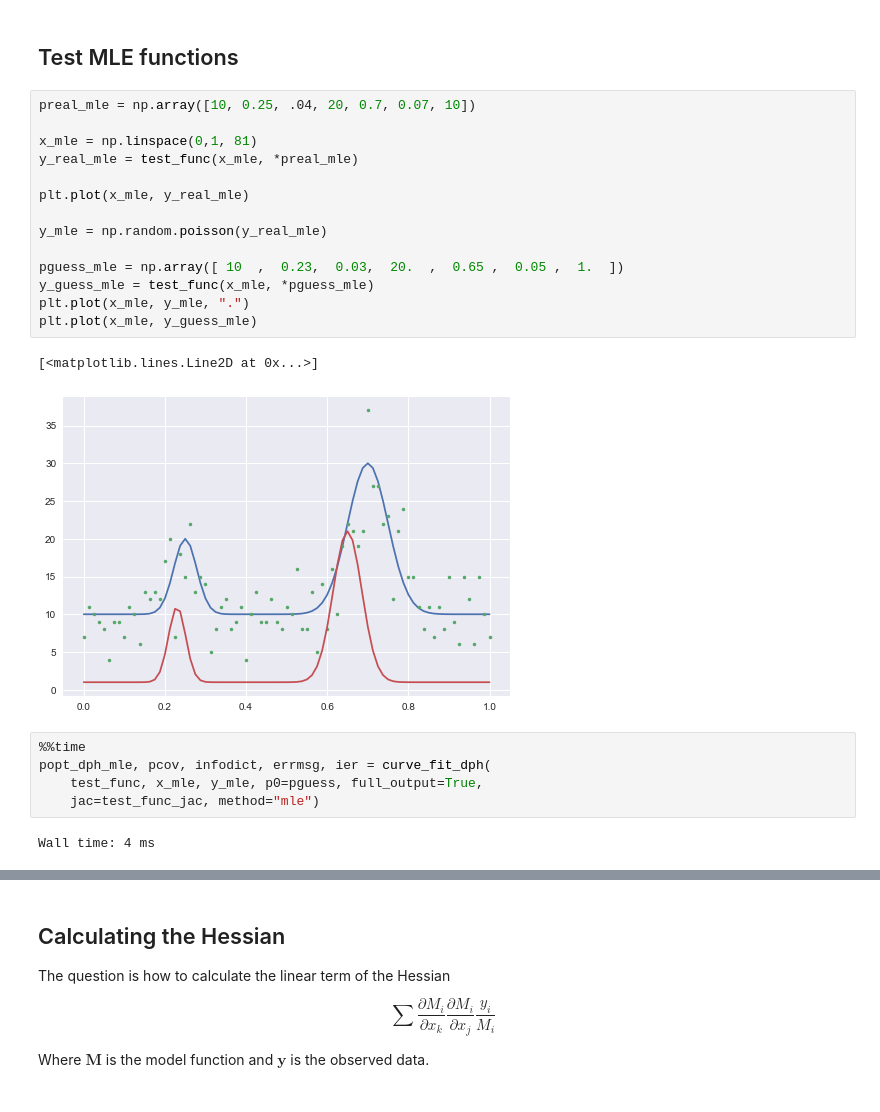
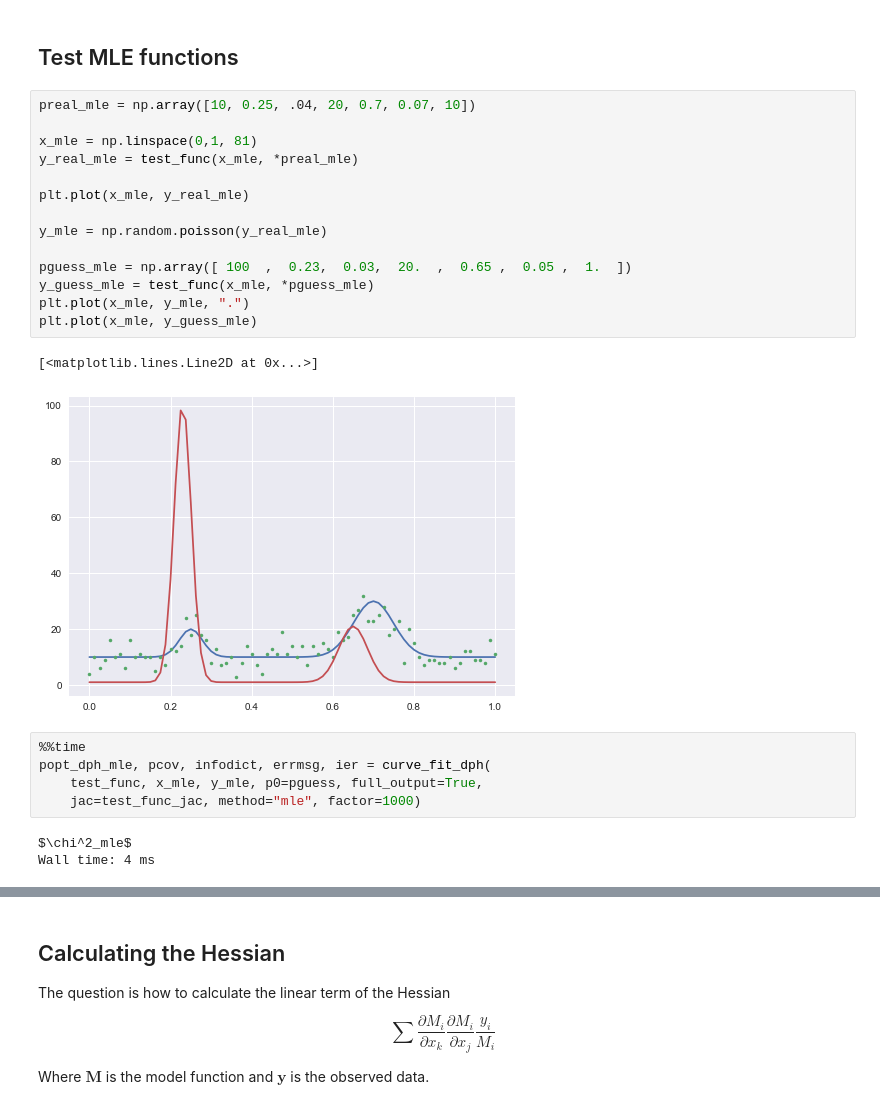
Before and after one commit to david-hoffman/peaks, a Jupyter notebook: notebooks/LM-MLE fitting in Python.ipynb, the cells around one changed output, grey strips where cells are left out. Saved outputs shown, nothing was run; the diff lists cells and outputs as text.

```diff
--- a/notebooks/LM-MLE fitting in Python.ipynb
+++ b/notebooks/LM-MLE fitting in Python.ipynb
@@ -727,24 +731,25 @@ popt_dph, pcov, infodict, errmsg, ier = curve_fit_dph(
 # %%
 preal_mle = np.array([10, 0.25, .04, 20, 0.7, 0.07, 10])
 
 x_mle = np.linspace(0,1, 81)
 y_real_mle = test_func(x_mle, *preal_mle)
 
 plt.plot(x_mle, y_real_mle)
 
 y_mle = np.random.poisson(y_real_mle)
 
-pguess_mle = np.array([ 10  ,  0.23,  0.03,  20.  ,  0.65 ,  0.05 ,  1.  ])
+pguess_mle = np.array([ 100  ,  0.23,  0.03,  20.  ,  0.65 ,  0.05 ,  1.  ])
 y_guess_mle = test_func(x_mle, *pguess_mle)
 plt.plot(x_mle, y_mle, ".")
 plt.plot(x_mle, y_guess_mle)
 # %% [output]
 [<matplotlib.lines.Line2D at 0x...>]
-[figure, old version]
+[figure, new version]
 # %%
 %%time
 popt_dph_mle, pcov, infodict, errmsg, ier = curve_fit_dph(
     test_func, x_mle, y_mle, p0=pguess, full_output=True,
-    jac=test_func_jac, method="mle")
+    jac=test_func_jac, method="mle", factor=1000)
 # %% [output]
+$\chi^2_mle$
 Wall time: 4 ms
```
Also changed, not shown: parts of 25 cells of this notebook, 2 other files.
